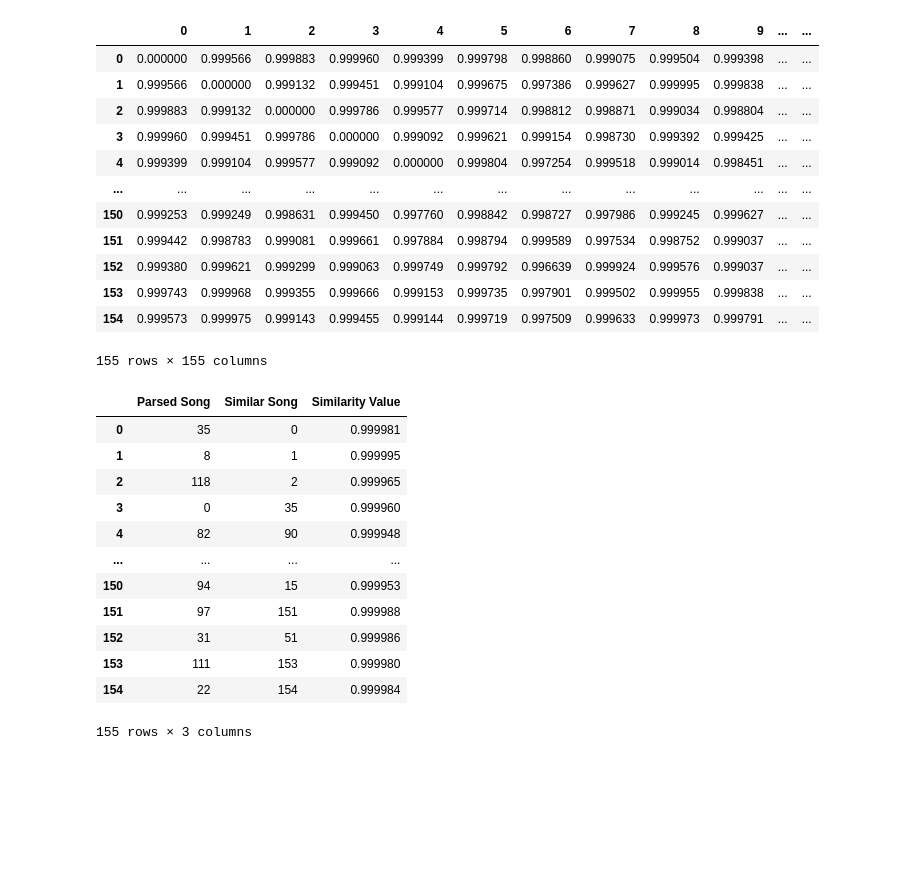
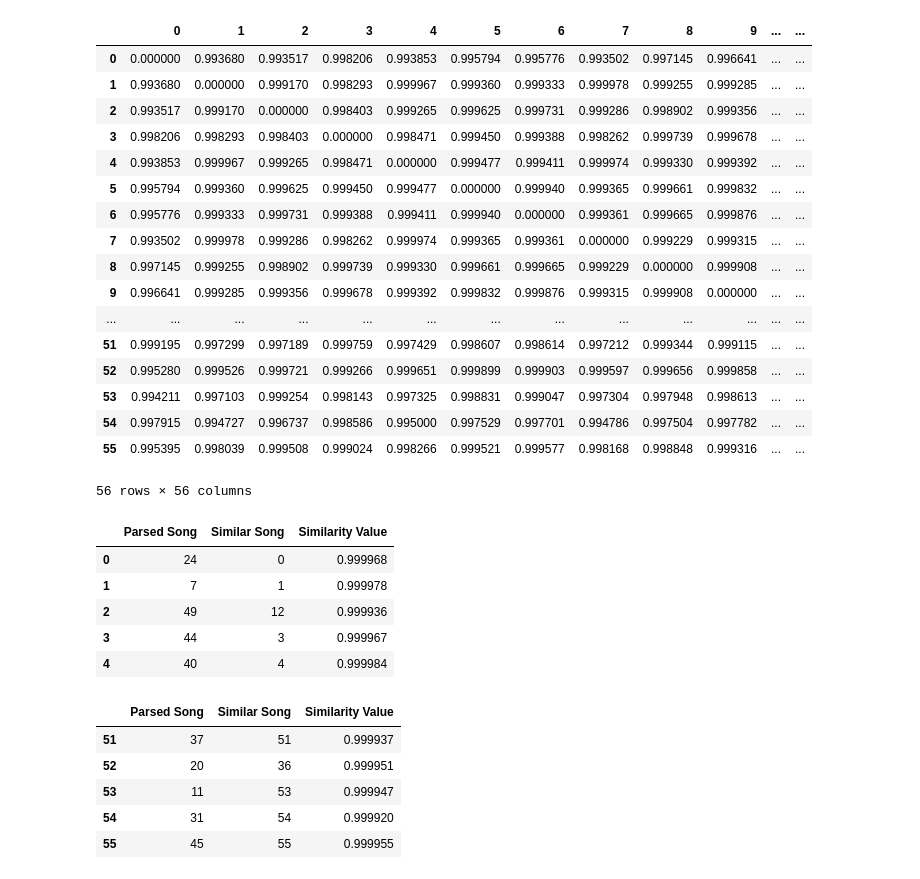
Before and after one commit to SimonasBubnys/recommender-systems, a Jupyter notebook: song_recommendation_cos_sim.ipynb, the cells around one changed output. Saved outputs shown, nothing was run; the diff lists cells and outputs as text; code cells hidden in the pictures; blank space fills up the shorter version.

```diff
--- a/song_recommendation_cos_sim.ipynb
+++ b/song_recommendation_cos_sim.ipynb
@@ -9,7 +9,7 @@ from IPython.display import display
 # create list of playlists
 playlists = []
 path = 'data'
-count = 3
+count = 5
 for filename in os.listdir(path):
     count -= 1
     if count < 0:
@@ -21,4 +21,5 @@ for filename in os.listdir(path):
 
 playlists = pd.concat(playlists)
 playlists = playlists.reset_index(drop=True)
+print(playlists.shape)
 #track0 = pd.DataFrame(playlists['tracks'][0]).reset_index(drop=True)
@@ -35,29 +40,32 @@ client_secret = '16d994f070064371beb8758f32d64180'
 client_cc = cc(client_id=client_id,client_secret=client_secret)
 sp = spotipy.Spotify(client_credentials_manager=client_cc)
 # %%
+import warnings
 # from playlists extract tracks with corresponding features from spotipy
 import time
 import numpy as np
 
 sleep_min = 2
-sleep_max = 5
+sleep_max = 3
 start_time = time.time()
 request_count = 0
 tracks_w_features = pd.DataFrame()
 recommendations = pd.DataFrame()
-for i in range(3):
+for i in range(0,5):
     request_count+=1
-    if request_count % 3 == 0:
-        print(str(request_count) + " playlists extracted from dataset")
-        print()
+    if request_count % 2 == 0:
+        #print(str(request_count) + " playlists extracted from dataset")
         time.sleep(np.random.uniform(sleep_min, sleep_max))
-        print('Loop #: {}'.format(request_count))
-        print('Elapsed Time: {} seconds'.format(time.time() - start_time))
+        #print('Loop #: {}'.format(request_count))
+        #print('Elapsed Time: {} seconds'.format(time.time() - start_time))
     # extract audio features using spotipy api (called sp with credentials)
-    tracks = pd.DataFrame(sp.audio_features(pd.DataFrame(playlists['tracks'][i]).reset_index(drop=True).track_uri))
-    tracks_w_features = tracks_w_features.append(tracks)
+    if len(playlists['tracks'][i]) < 50:
+        tracks = pd.DataFrame(sp.audio_features(pd.DataFrame(playlists['tracks'][i]).reset_index(drop=True).track_uri))
+        tracks_w_features = tracks_w_features.append(tracks)
 display(tracks_w_features)
 # remove useless-categorical columns, can use index to get song information later
 input = tracks_w_features.drop(columns=['time_signature', 'duration_ms','analysis_url','track_href','uri','id','type']).copy()
 display(input.iloc[0])
+warnings.filterwarnings("ignore")
+warnings.filterwarnings(action='once')
 # %% [output]
@@ -134,60 +161,65 @@ display(feature_space_refined)
 # %%
 import webbrowser
 from pandas._libs.internals import defaultdict
 
 dict = defaultdict(list)
 for i in range(len(feature_space_refined)):
     dict[feature_space_refined[i][0]].append(feature_space_refined[i][2])
 df_updated = pd.DataFrame(dict)
 display(df_updated)
 
 # find max similarity and sort using argmax
 sorted = []
 for i in range(len(df_updated)):
     sorted.append(np.argmax(df_updated[i]))
 #display(sorted)
 
 # get the highest similarity of index position
 sorted_updated = []
 for i in sorted:
     sorted_updated.append(sorted[i])
 
 similar_songs = pd.DataFrame (sorted_updated, columns=['Similar Song'])
 
-similarity_value = pd.DataFrame(round(df_updated.max(axis=1),9), columns=['Similarity Value'])
+similarity_value = pd.DataFrame(round(df_updated.max(axis=1),12), columns=['Similarity Value'])
 
 parsed_songs = pd.DataFrame(sorted, columns=['Parsed Song'])
 
 cs_df = pd.concat([parsed_songs,similar_songs,similarity_value],axis=1)
 
-display(cs_df)
+display(cs_df.head(5))
+display(cs_df.tail(5))
 # %% [output]
 |  | 0 | 1 | 2 | 3 | 4 | 5 | 6 | 7 | 8 | 9 | ... | ... |
-| 0 | 0.000000 | 0.999566 | 0.999883 | 0.999960 | 0.999399 | 0.999798 | 0.998860 | 0.999075 | 0.999504 | 0.999398 | ... | ... |
-| 1 | 0.999566 | 0.000000 | 0.999132 | 0.999451 | 0.999104 | 0.999675 | 0.997386 | 0.999627 | 0.999995 | 0.999838 | ... | ... |
-| 2 | 0.999883 | 0.999132 | 0.000000 | 0.999786 | 0.999577 | 0.999714 | 0.998812 | 0.998871 | 0.999034 | 0.998804 | ... | ... |
-| 3 | 0.999960 | 0.999451 | 0.999786 | 0.000000 | 0.999092 | 0.999621 | 0.999154 | 0.998730 | 0.999392 | 0.999425 | ... | ... |
-| 4 | 0.999399 | 0.999104 | 0.999577 | 0.999092 | 0.000000 | 0.999804 | 0.997254 | 0.999518 | 0.999014 | 0.998451 | ... | ... |
+| 0 | 0.000000 | 0.993680 | 0.993517 | 0.998206 | 0.993853 | 0.995794 | 0.995776 | 0.993502 | 0.997145 | 0.996641 | ... | ... |
+| 1 | 0.993680 | 0.000000 | 0.999170 | 0.998293 | 0.999967 | 0.999360 | 0.999333 | 0.999978 | 0.999255 | 0.999285 | ... | ... |
+| 2 | 0.993517 | 0.999170 | 0.000000 | 0.998403 | 0.999265 | 0.999625 | 0.999731 | 0.999286 | 0.998902 | 0.999356 | ... | ... |
+| 3 | 0.998206 | 0.998293 | 0.998403 | 0.000000 | 0.998471 | 0.999450 | 0.999388 | 0.998262 | 0.999739 | 0.999678 | ... | ... |
+| 4 | 0.993853 | 0.999967 | 0.999265 | 0.998471 | 0.000000 | 0.999477 | 0.999411 | 0.999974 | 0.999330 | 0.999392 | ... | ... |
+| 5 | 0.995794 | 0.999360 | 0.999625 | 0.999450 | 0.999477 | 0.000000 | 0.999940 | 0.999365 | 0.999661 | 0.999832 | ... | ... |
+| 6 | 0.995776 | 0.999333 | 0.999731 | 0.999388 | 0.999411 | 0.999940 | 0.000000 | 0.999361 | 0.999665 | 0.999876 | ... | ... |
+| 7 | 0.993502 | 0.999978 | 0.999286 | 0.998262 | 0.999974 | 0.999365 | 0.999361 | 0.000000 | 0.999229 | 0.999315 | ... | ... |
+| 8 | 0.997145 | 0.999255 | 0.998902 | 0.999739 | 0.999330 | 0.999661 | 0.999665 | 0.999229 | 0.000000 | 0.999908 | ... | ... |
+| 9 | 0.996641 | 0.999285 | 0.999356 | 0.999678 | 0.999392 | 0.999832 | 0.999876 | 0.999315 | 0.999908 | 0.000000 | ... | ... |
 | ... | ... | ... | ... | ... | ... | ... | ... | ... | ... | ... | ... | ... |
-| 150 | 0.999253 | 0.999249 | 0.998631 | 0.999450 | 0.997760 | 0.998842 | 0.998727 | 0.997986 | 0.999245 | 0.999627 | ... | ... |
-| 151 | 0.999442 | 0.998783 | 0.999081 | 0.999661 | 0.997884 | 0.998794 | 0.999589 | 0.997534 | 0.998752 | 0.999037 | ... | ... |
-| 152 | 0.999380 | 0.999621 | 0.999299 | 0.999063 | 0.999749 | 0.999792 | 0.996639 | 0.999924 | 0.999576 | 0.999037 | ... | ... |
-| 153 | 0.999743 | 0.999968 | 0.999355 | 0.999666 | 0.999153 | 0.999735 | 0.997901 | 0.999502 | 0.999955 | 0.999838 | ... | ... |
-| 154 | 0.999573 | 0.999975 | 0.999143 | 0.999455 | 0.999144 | 0.999719 | 0.997509 | 0.999633 | 0.999973 | 0.999791 | ... | ... |
+| 51 | 0.999195 | 0.997299 | 0.997189 | 0.999759 | 0.997429 | 0.998607 | 0.998614 | 0.997212 | 0.999344 | 0.999115 | ... | ... |
+| 52 | 0.995280 | 0.999526 | 0.999721 | 0.999266 | 0.999651 | 0.999899 | 0.999903 | 0.999597 | 0.999656 | 0.999858 | ... | ... |
+| 53 | 0.994211 | 0.997103 | 0.999254 | 0.998143 | 0.997325 | 0.998831 | 0.999047 | 0.997304 | 0.997948 | 0.998613 | ... | ... |
+| 54 | 0.997915 | 0.994727 | 0.996737 | 0.998586 | 0.995000 | 0.997529 | 0.997701 | 0.994786 | 0.997504 | 0.997782 | ... | ... |
+| 55 | 0.995395 | 0.998039 | 0.999508 | 0.999024 | 0.998266 | 0.999521 | 0.999577 | 0.998168 | 0.998848 | 0.999316 | ... | ... |
-155 rows × 155 columns
+56 rows × 56 columns
 |  | Parsed Song | Similar Song | Similarity Value |
-| 0 | 35 | 0 | 0.999981 |
-| 1 | 8 | 1 | 0.999995 |
-| 2 | 118 | 2 | 0.999965 |
-| 3 | 0 | 35 | 0.999960 |
-| 4 | 82 | 90 | 0.999948 |
-| ... | ... | ... | ... |
-| 150 | 94 | 15 | 0.999953 |
-| 151 | 97 | 151 | 0.999988 |
-| 152 | 31 | 51 | 0.999986 |
-| 153 | 111 | 153 | 0.999980 |
-| 154 | 22 | 154 | 0.999984 |
+| 0 | 24 | 0 | 0.999968 |
+| 1 | 7 | 1 | 0.999978 |
+| 2 | 49 | 12 | 0.999936 |
+| 3 | 44 | 3 | 0.999967 |
+| 4 | 40 | 4 | 0.999984 |
-155 rows × 3 columns
+|  | Parsed Song | Similar Song | Similarity Value |
+| 51 | 37 | 51 | 0.999937 |
+| 52 | 20 | 36 | 0.999951 |
+| 53 | 11 | 53 | 0.999947 |
+| 54 | 31 | 54 | 0.999920 |
+| 55 | 45 | 55 | 0.999955 |
 # %%
 import random
 # get most similar songs and open in browser
```
Also changed, not shown: parts of 6 cells of this notebook.
